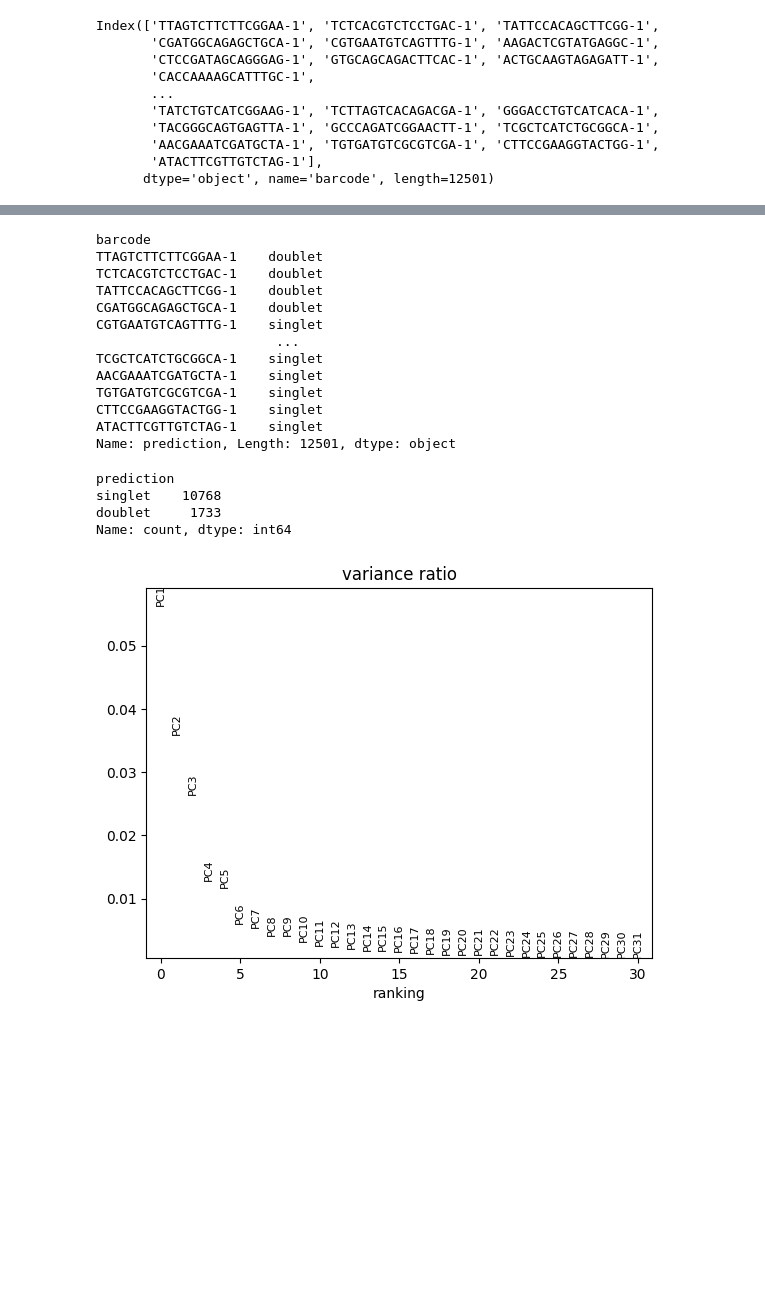
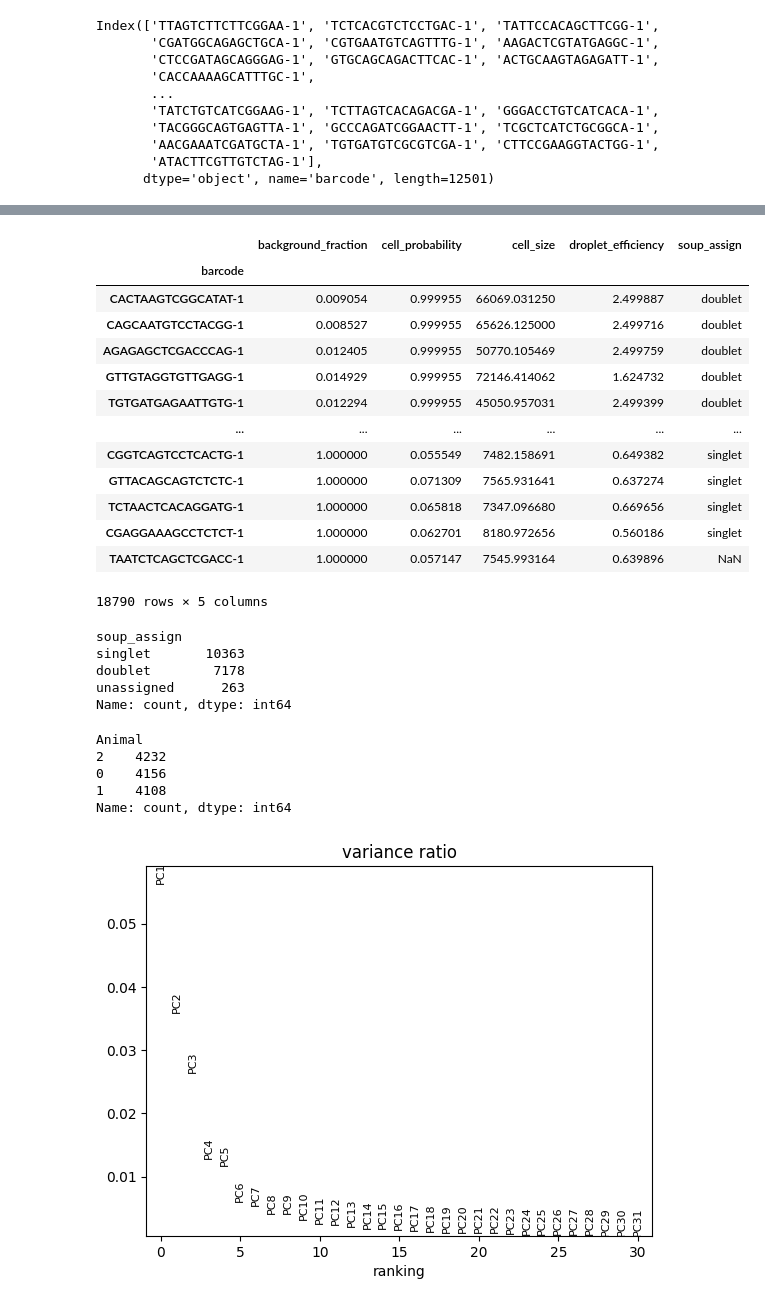
Before and after one commit to Nikhilesh-Vasanthakumar/Immune-Complexity-and-Regenerative-Dynamics-in-Pleurodeles-waltl, a Jupyter notebook: Doublet_removal.ipynb, the cells around one changed output, grey strips where cells are left out. Cells and saved outputs as stored; diff of their text form; code cells hidden in the pictures; blank space fills up the shorter version.

```diff
--- a/Doublet_removal.ipynb
+++ b/Doublet_removal.ipynb
@@ -107,2 +102,2 @@ df
 # %%
-df[df['prediction']=='doublet']
+doublets=df[df['prediction']=='doublet']
@@ -171,2 +181,2 @@ Index(['TTAGTCTTCTTCGGAA-1', 'TCTCACGTCTCCTGAC-1', 'TATTCCACAGCTTCGG-1',
 # %%
-mapper=dict(zip(adata_pl.obs_names,df['prediction']))
+mapper=dict(zip(doublets.index,doublets['prediction']))
@@ -173,3 +216,4 @@ mapper=dict(zip(adata_pl.obs_names,df['prediction']))
 # %%
-#add prediction to adata
-adata_pl.obs['prediction']=adata_pl.obs_names.map(mapper)
+for cell_identifier in adata_pl.obs.index:
+    if cell_identifier in mapper:
+        adata_pl.obs.at[cell_identifier, 'soup_assign'] = mapper[cell_identifier]
@@ -176,23 +223,33 @@ adata_pl.obs['prediction']=adata_pl.obs_names.map(mapper)
 # %%
-adata_pl.obs['prediction']
+adata_pl.obs
 # %% [output]
+|  | background_fraction | cell_probability | cell_size | droplet_efficiency | soup_assign |
+| barcode |  |  |  |  |  |
+| CACTAAGTCGGCATAT-1 | 0.009054 | 0.999955 | 66069.031250 | 2.499887 | doublet |
+| CAGCAATGTCCTACGG-1 | 0.008527 | 0.999955 | 65626.125000 | 2.499716 | doublet |
+| AGAGAGCTCGACCCAG-1 | 0.012405 | 0.999955 | 50770.105469 | 2.499759 | doublet |
+| GTTGTAGGTGTTGAGG-1 | 0.014929 | 0.999955 | 72146.414062 | 1.624732 | doublet |
+| TGTGATGAGAATTGTG-1 | 0.012294 | 0.999955 | 45050.957031 | 2.499399 | doublet |
+| ... | ... | ... | ... | ... | ... |
+| CGGTCAGTCCTCACTG-1 | 1.000000 | 0.055549 | 7482.158691 | 0.649382 | singlet |
+| GTTACAGCAGTCTCTC-1 | 1.000000 | 0.071309 | 7565.931641 | 0.637274 | singlet |
+| TCTAACTCACAGGATG-1 | 1.000000 | 0.065818 | 7347.096680 | 0.669656 | singlet |
+| CGAGGAAAGCCTCTCT-1 | 1.000000 | 0.062701 | 8180.972656 | 0.560186 | singlet |
+| TAATCTCAGCTCGACC-1 | 1.000000 | 0.057147 | 7545.993164 | 0.639896 | NaN |
-barcode
-TTAGTCTTCTTCGGAA-1    doublet
-TCTCACGTCTCCTGAC-1    doublet
-TATTCCACAGCTTCGG-1    doublet
-CGATGGCAGAGCTGCA-1    doublet
-CGTGAATGTCAGTTTG-1    singlet
-                       ...
-TCGCTCATCTGCGGCA-1    singlet
-AACGAAATCGATGCTA-1    singlet
-TGTGATGTCGCGTCGA-1    singlet
-CTTCCGAAGGTACTGG-1    singlet
-ATACTTCGTTGTCTAG-1    singlet
-Name: prediction, Length: 12501, dtype: object
+18790 rows × 5 columns
 # %%
-adata_pl.obs['prediction'].value_counts()
+adata_pl.obs['soup_assign'].value_counts()
 # %% [output]
-prediction
-singlet    10768
-doublet     1733
+soup_assign
+singlet       10363
+doublet        7178
+unassigned      263
 Name: count, dtype: int64
+# %%
+adata_pl.obs['Animal'].value_counts()
+# %% [output]
+Animal
+2    4232
+0    4156
+1    4108
+Name: count, dtype: int64
```
Also changed, not shown: parts of 15 cells of this notebook, 10 other files.
